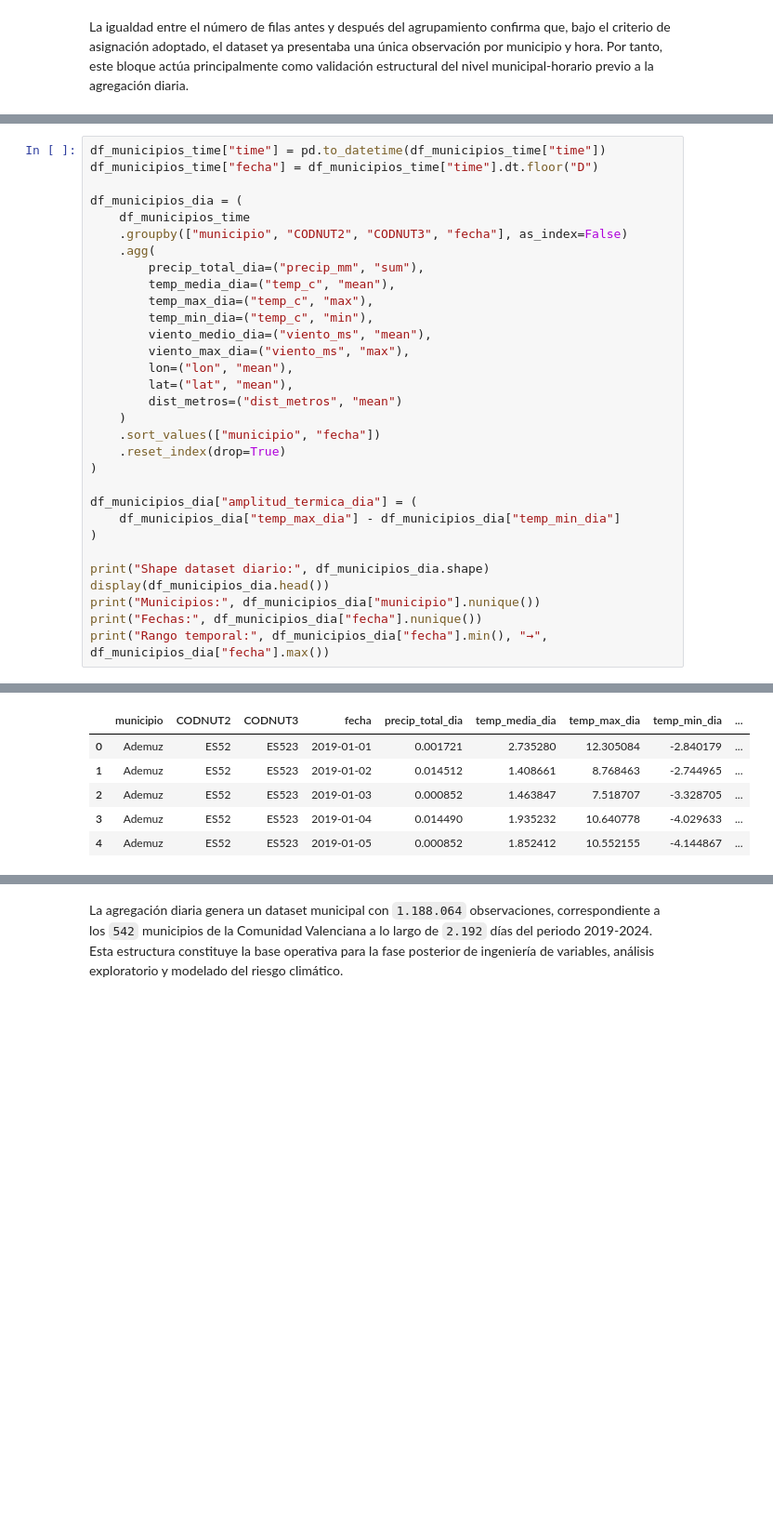
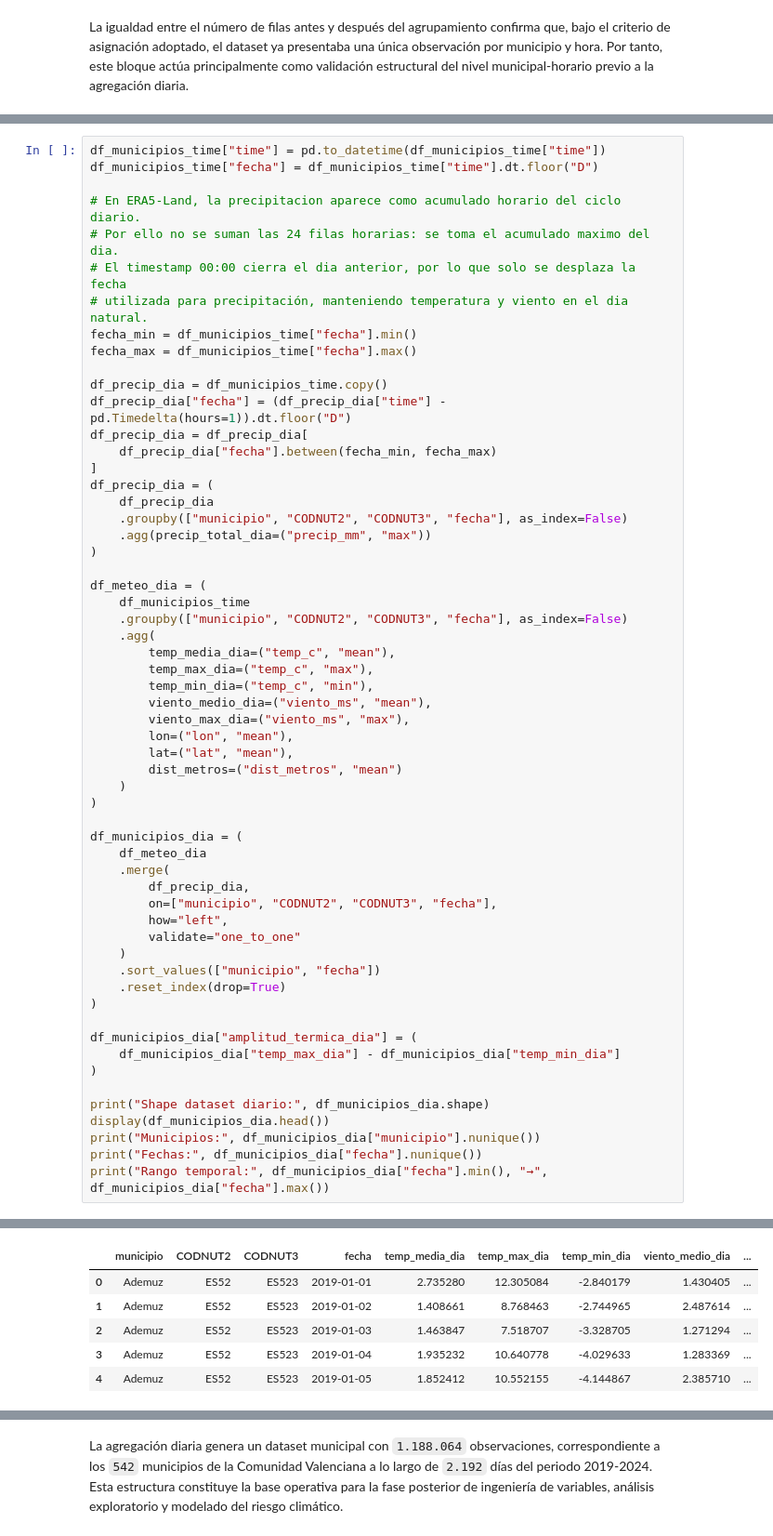
Before and after one commit to gonzalolarriba/modelo-geoespacial-riesgo-climatico, a Jupyter notebook: notebooks/notebook_1_ing_dato.ipynb, the cells around one changed output, grey strips where cells are left out. Shown at 93% size. Cells and saved outputs as stored; diff of their text form; blank space fills up the shorter version.

```diff
--- a/notebooks/notebook_1_ing_dato.ipynb
+++ b/notebooks/notebook_1_ing_dato.ipynb
@@ -1013,41 +1013,68 @@ Se calculan agregados coherentes con la naturaleza de cada variable: precipitaci
 df_municipios_time["time"] = pd.to_datetime(df_municipios_time["time"])
 df_municipios_time["fecha"] = df_municipios_time["time"].dt.floor("D")
 
-df_municipios_dia = (
+# En ERA5-Land, la precipitacion aparece como acumulado horario del ciclo diario.
+# Por ello no se suman las 24 filas horarias: se toma el acumulado maximo del dia.
+# El timestamp 00:00 cierra el dia anterior, por lo que solo se desplaza la fecha
+# utilizada para precipitación, manteniendo temperatura y viento en el dia natural.
+fecha_min = df_municipios_time["fecha"].min()
+fecha_max = df_municipios_time["fecha"].max()
+
+df_precip_dia = df_municipios_time.copy()
+df_precip_dia["fecha"] = (df_precip_dia["time"] - pd.Timedelta(hours=1)).dt.floor("D")
+df_precip_dia = df_precip_dia[
+    df_precip_dia["fecha"].between(fecha_min, fecha_max)
+]
+df_precip_dia = (
+    df_precip_dia
+    .groupby(["municipio", "CODNUT2", "CODNUT3", "fecha"], as_index=False)
+    .agg(precip_total_dia=("precip_mm", "max"))
+)
+
+df_meteo_dia = (
     df_municipios_time
     .groupby(["municipio", "CODNUT2", "CODNUT3", "fecha"], as_index=False)
     .agg(
-        precip_total_dia=("precip_mm", "sum"),
         temp_media_dia=("temp_c", "mean"),
         temp_max_dia=("temp_c", "max"),
         temp_min_dia=("temp_c", "min"),
         viento_medio_dia=("viento_ms", "mean"),
         viento_max_dia=("viento_ms", "max"),
         lon=("lon", "mean"),
         lat=("lat", "mean"),
         dist_metros=("dist_metros", "mean")
+    )
+)
+
+df_municipios_dia = (
+    df_meteo_dia
+    .merge(
+        df_precip_dia,
+        on=["municipio", "CODNUT2", "CODNUT3", "fecha"],
+        how="left",
+        validate="one_to_one"
     )
     .sort_values(["municipio", "fecha"])
     .reset_index(drop=True)
 )
 
 df_municipios_dia["amplitud_termica_dia"] = (
     df_municipios_dia["temp_max_dia"] - df_municipios_dia["temp_min_dia"]
 )
 
 print("Shape dataset diario:", df_municipios_dia.shape)
 display(df_municipios_dia.head())
 print("Municipios:", df_municipios_dia["municipio"].nunique())
 print("Fechas:", df_municipios_dia["fecha"].nunique())
 print("Rango temporal:", df_municipios_dia["fecha"].min(), "→", df_municipios_dia["fecha"].max())
 # %% [output]
 Shape dataset diario: (1188064, 14)
-|  | municipio | CODNUT2 | CODNUT3 | fecha | precip_total_dia | temp_media_dia | temp_max_dia | temp_min_dia | ... |
-| 0 | Ademuz | ES52 | ES523 | 2019-01-01 | 0.001721 | 2.735280 | 12.305084 | -2.840179 | ... |
-| 1 | Ademuz | ES52 | ES523 | 2019-01-02 | 0.014512 | 1.408661 | 8.768463 | -2.744965 | ... |
-| 2 | Ademuz | ES52 | ES523 | 2019-01-03 | 0.000852 | 1.463847 | 7.518707 | -3.328705 | ... |
-| 3 | Ademuz | ES52 | ES523 | 2019-01-04 | 0.014490 | 1.935232 | 10.640778 | -4.029633 | ... |
-| 4 | Ademuz | ES52 | ES523 | 2019-01-05 | 0.000852 | 1.852412 | 10.552155 | -4.144867 | ... |
+|  | municipio | CODNUT2 | CODNUT3 | fecha | temp_media_dia | temp_max_dia | temp_min_dia | viento_medio_dia | ... |
+| 0 | Ademuz | ES52 | ES523 | 2019-01-01 | 2.735280 | 12.305084 | -2.840179 | 1.430405 | ... |
+| 1 | Ademuz | ES52 | ES523 | 2019-01-02 | 1.408661 | 8.768463 | -2.744965 | 2.487614 | ... |
+| 2 | Ademuz | ES52 | ES523 | 2019-01-03 | 1.463847 | 7.518707 | -3.328705 | 1.271294 | ... |
+| 3 | Ademuz | ES52 | ES523 | 2019-01-04 | 1.935232 | 10.640778 | -4.029633 | 1.283369 | ... |
+| 4 | Ademuz | ES52 | ES523 | 2019-01-05 | 1.852412 | 10.552155 | -4.144867 | 2.385710 | ... |
 Municipios: 542
 Fechas: 2192
 Rango temporal: 2019-01-01 00:00:00 → 2024-12-31 00:00:00
```
Also changed, not shown: parts of 7 cells of this notebook.
